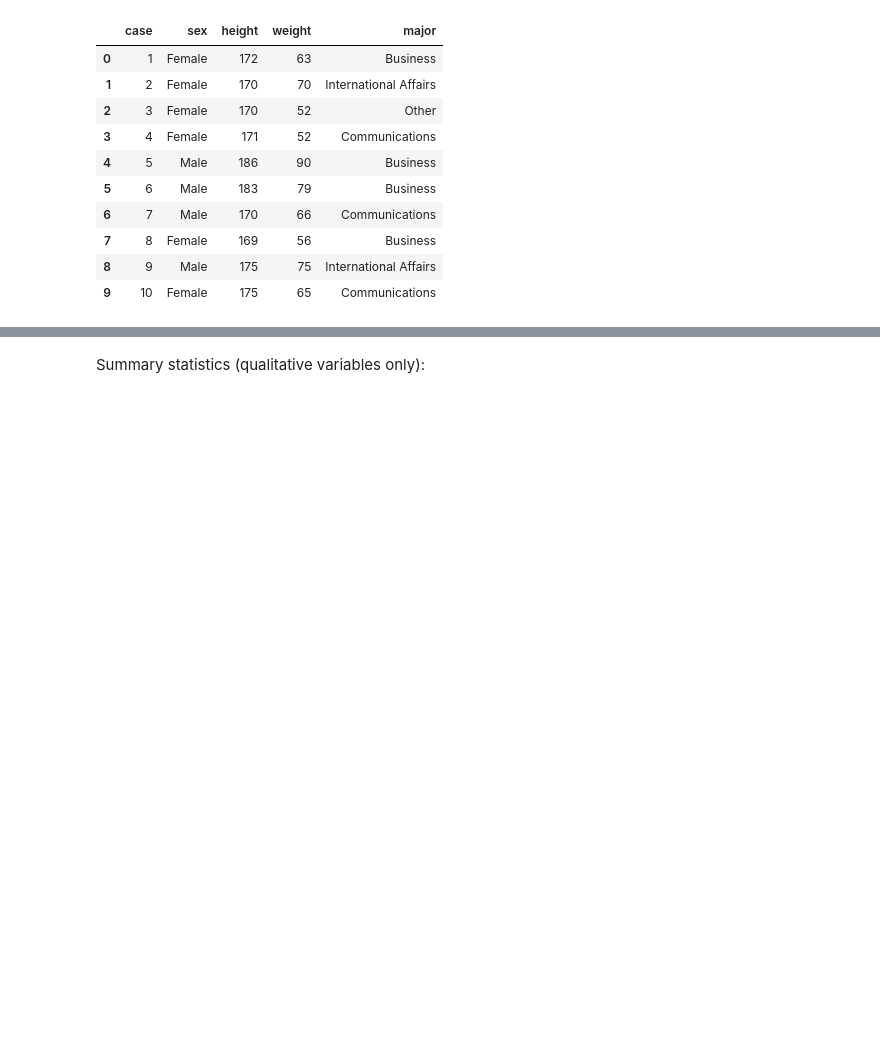
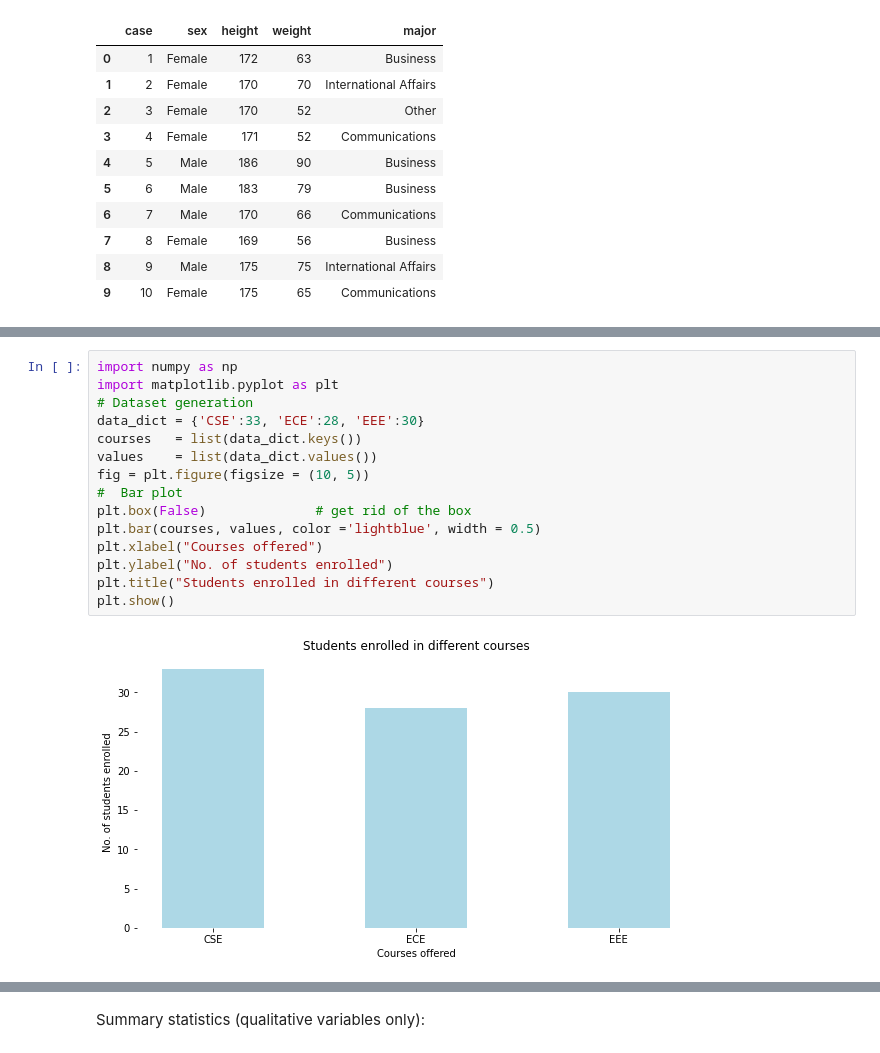
Before and after one commit to luc-hens/statistics-with-python, a Jupyter notebook: Statistics-I-using-Python.ipynb, the cells around one changed output, grey strips where cells are left out. Cells and saved outputs as stored; diff of their text form; blank space fills up the shorter version.

```diff
--- a/Statistics-I-using-Python.ipynb
+++ b/Statistics-I-using-Python.ipynb
@@ -111,0 +142,17 @@ df.describe()
+# %%
+import numpy as np
+import matplotlib.pyplot as plt
+# Dataset generation
+data_dict = {'CSE':33, 'ECE':28, 'EEE':30}
+courses   = list(data_dict.keys())
+values    = list(data_dict.values())
+fig = plt.figure(figsize = (10, 5))
+#  Bar plot
+plt.box(False)              # get rid of the box
+plt.bar(courses, values, color ='lightblue', width = 0.5)
+plt.xlabel("Courses offered")
+plt.ylabel("No. of students enrolled")
+plt.title("Students enrolled in different courses")
+plt.show()
+# %% [output]
+[figure, added]
```
Also changed, not shown: parts of 104 cells of this notebook.
